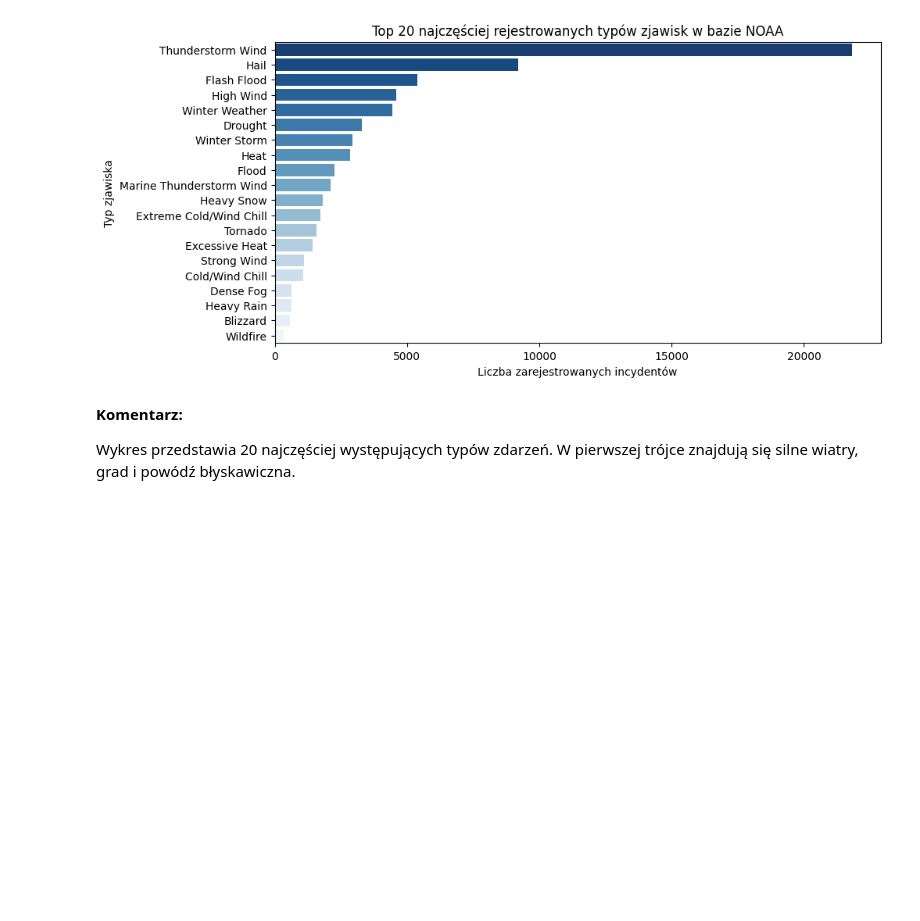
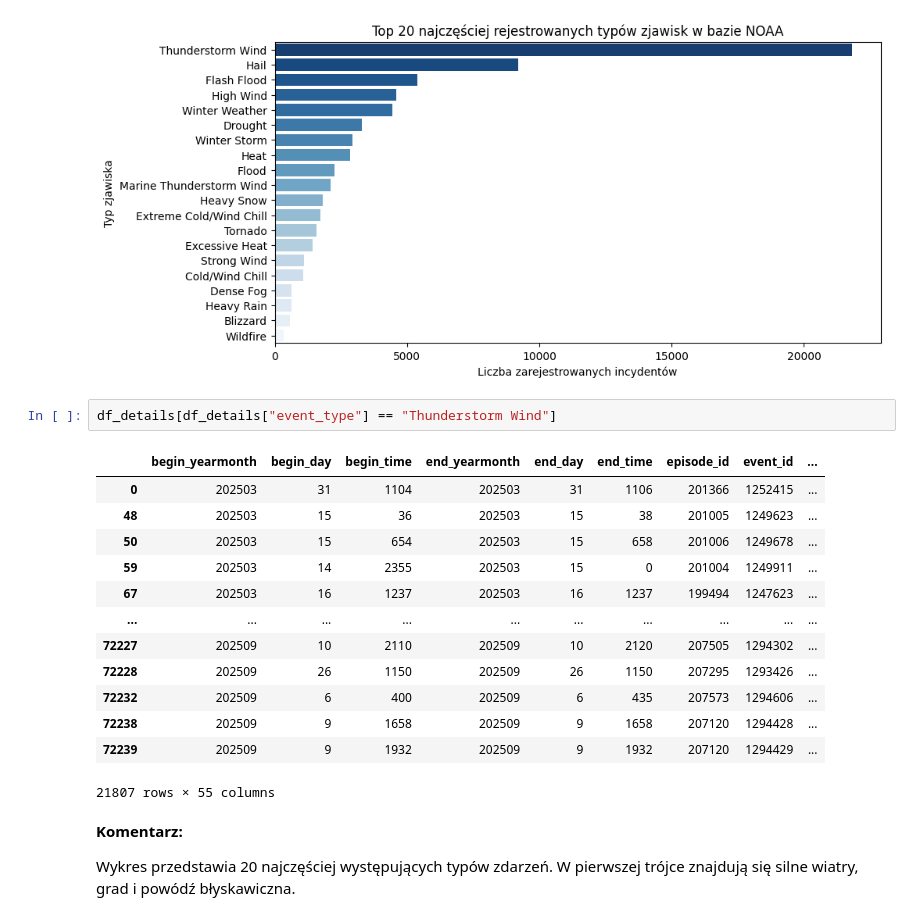
Before and after one commit to piaseckazaneta/Python, a Jupyter notebook: Zaneta_Piasecka_Mini_projekt_2026.ipynb, the cells around one changed output. Cells and saved outputs as stored; diff of their text form; blank space fills up the shorter version.

```diff
--- a/Zaneta_Piasecka_Mini_projekt_2026.ipynb
+++ b/Zaneta_Piasecka_Mini_projekt_2026.ipynb
@@ -399,6 +399,22 @@ Passing `palette` without assigning `hue` is deprecated and will be removed in v
 
   sns.countplot(
 [figure]
+# %%
+df_details[df_details["event_type"] == "Thunderstorm Wind"]
+# %% [output]
+|  | begin_yearmonth | begin_day | begin_time | end_yearmonth | end_day | end_time | episode_id | event_id | ... |
+| 0 | 202503 | 31 | 1104 | 202503 | 31 | 1106 | 201366 | 1252415 | ... |
+| 48 | 202503 | 15 | 36 | 202503 | 15 | 38 | 201005 | 1249623 | ... |
+| 50 | 202503 | 15 | 654 | 202503 | 15 | 658 | 201006 | 1249678 | ... |
+| 59 | 202503 | 14 | 2355 | 202503 | 15 | 0 | 201004 | 1249911 | ... |
+| 67 | 202503 | 16 | 1237 | 202503 | 16 | 1237 | 199494 | 1247623 | ... |
+| ... | ... | ... | ... | ... | ... | ... | ... | ... | ... |
+| 72227 | 202509 | 10 | 2110 | 202509 | 10 | 2120 | 207505 | 1294302 | ... |
+| 72228 | 202509 | 26 | 1150 | 202509 | 26 | 1150 | 207295 | 1293426 | ... |
+| 72232 | 202509 | 6 | 400 | 202509 | 6 | 435 | 207573 | 1294606 | ... |
+| 72238 | 202509 | 9 | 1658 | 202509 | 9 | 1658 | 207120 | 1294428 | ... |
+| 72239 | 202509 | 9 | 1932 | 202509 | 9 | 1932 | 207120 | 1294429 | ... |
+21807 rows × 55 columns
 # %% [markdown]
 **Komentarz:**
 
```
Also changed, not shown: parts of 58 cells of this notebook.
